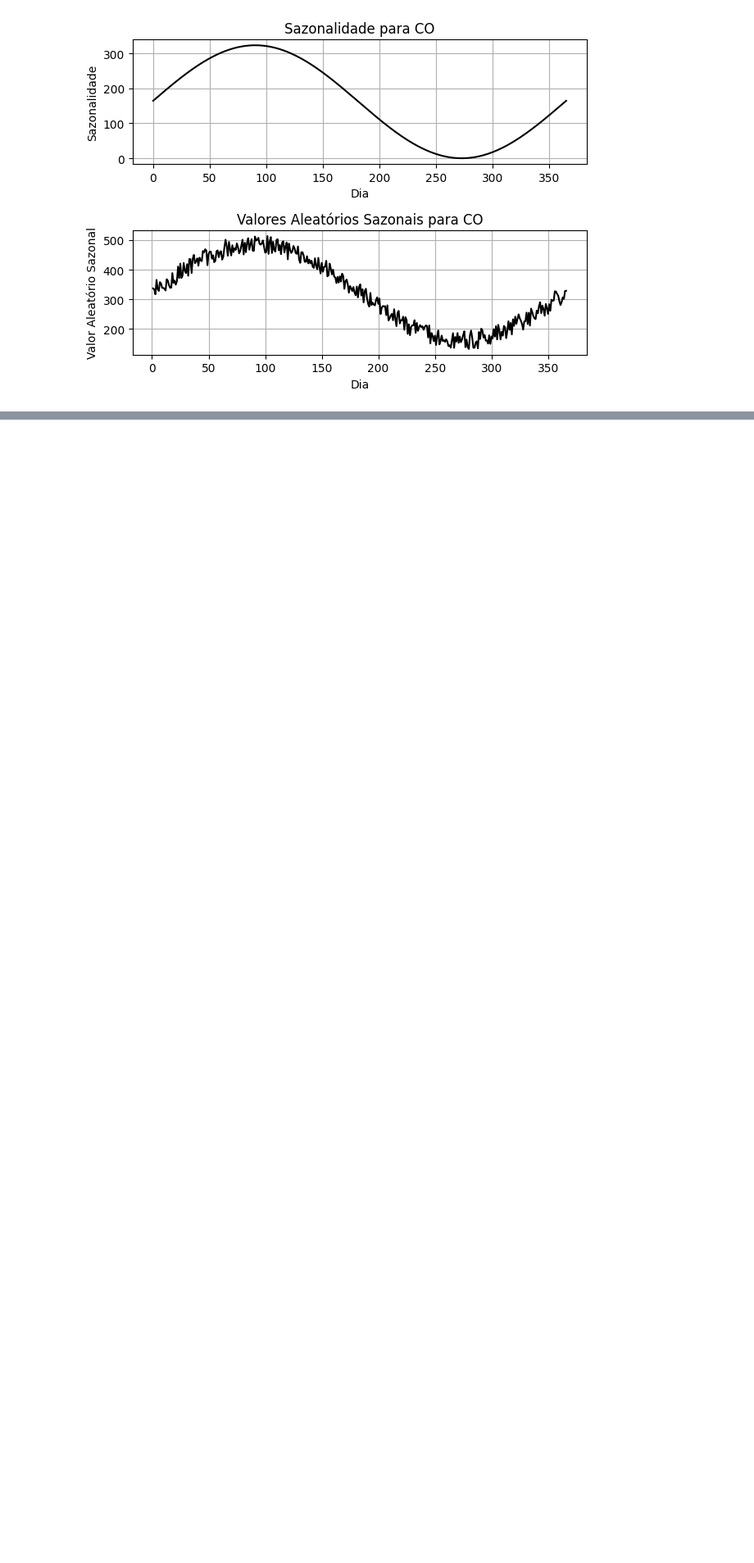
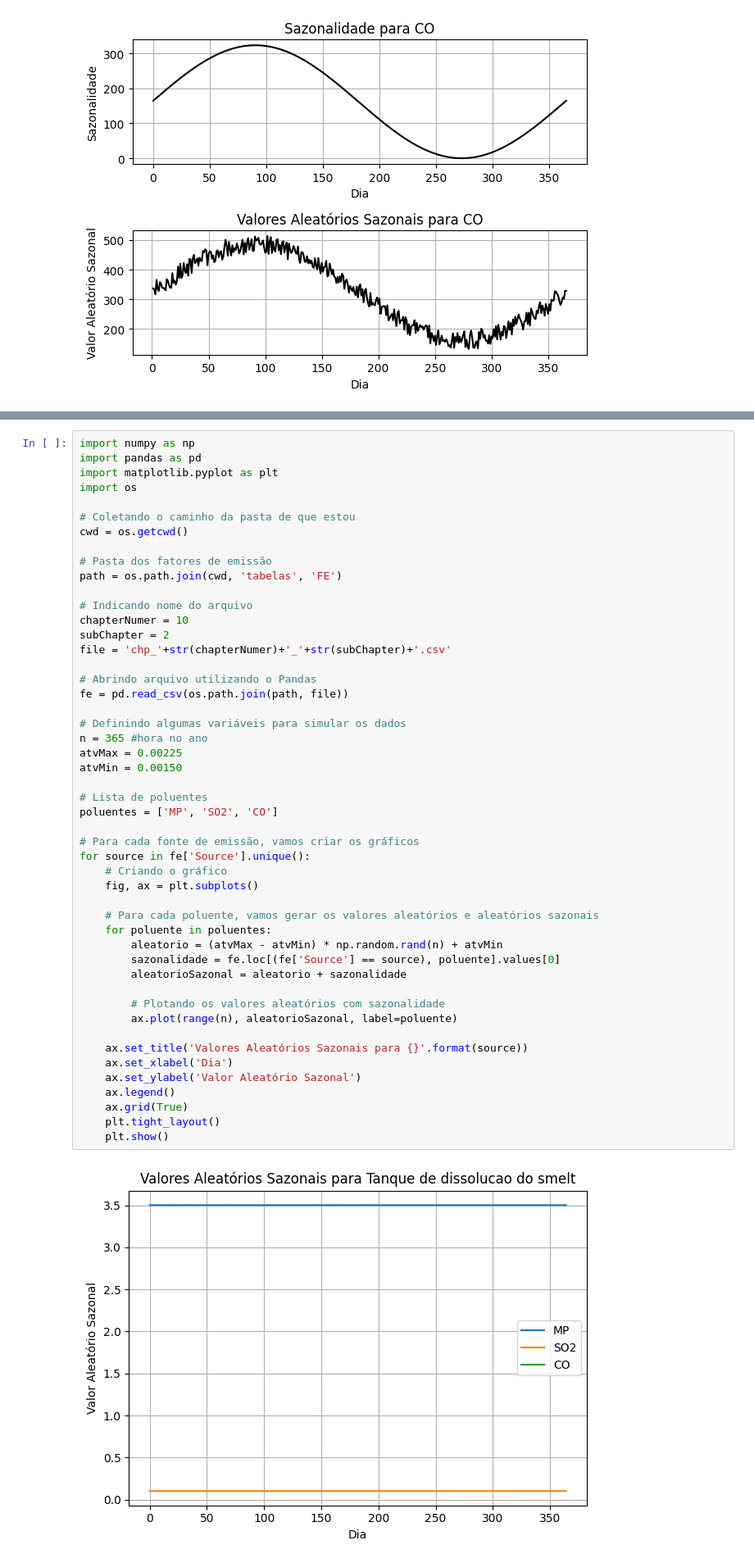
Before and after one commit to anapietroski/Controle_AnaPietroski, a Jupyter notebook: Atividade01.ipynb, the cells around one changed output, grey strips where cells are left out. Shown at 82% size. Drawn from its saved outputs; the diff is of its cells as text; blank space fills up the shorter version.

```diff
--- a/Atividade01.ipynb
+++ b/Atividade01.ipynb
@@ -347,0 +632,51 @@ for source in fe['Source'].unique():
+# %%
+import numpy as np
+import pandas as pd
+import matplotlib.pyplot as plt
+import os
+
+# Coletando o caminho da pasta de que estou
+cwd = os.getcwd()
+
+# Pasta dos fatores de emissão
+path = os.path.join(cwd, 'tabelas', 'FE')
+
+# Indicando nome do arquivo
+chapterNumer = 10
+subChapter = 2
+file = 'chp_'+str(chapterNumer)+'_'+str(subChapter)+'.csv'
+
+# Abrindo arquivo utilizando o Pandas
+fe = pd.read_csv(os.path.join(path, file))
+
+# Definindo algumas variáveis para simular os dados
+n = 365 #hora no ano
+atvMax = 0.00225
+atvMin = 0.00150
+
+# Lista de poluentes
+poluentes = ['MP', 'SO2', 'CO']
+
+# Para cada fonte de emissão, vamos criar os gráficos
+for source in fe['Source'].unique():
+    # Criando o gráfico
+    fig, ax = plt.subplots()
+
+    # Para cada poluente, vamos gerar os valores aleatórios e aleatórios sazonais
+    for poluente in poluentes:
+        aleatorio = (atvMax - atvMin) * np.random.rand(n) + atvMin
+        sazonalidade = fe.loc[(fe['Source'] == source), poluente].values[0]
+        aleatorioSazonal = aleatorio + sazonalidade
+
+        # Plotando os valores aleatórios com sazonalidade
+        ax.plot(range(n), aleatorioSazonal, label=poluente)
+
+    ax.set_title('Valores Aleatórios Sazonais para {}'.format(source))
+    ax.set_xlabel('Dia')
+    ax.set_ylabel('Valor Aleatório Sazonal')
+    ax.legend()
+    ax.grid(True)
+    plt.tight_layout()
+    plt.show()
+# %% [output]
+[figure, added]
```
Also changed, not shown: parts of 8 cells of this notebook.
